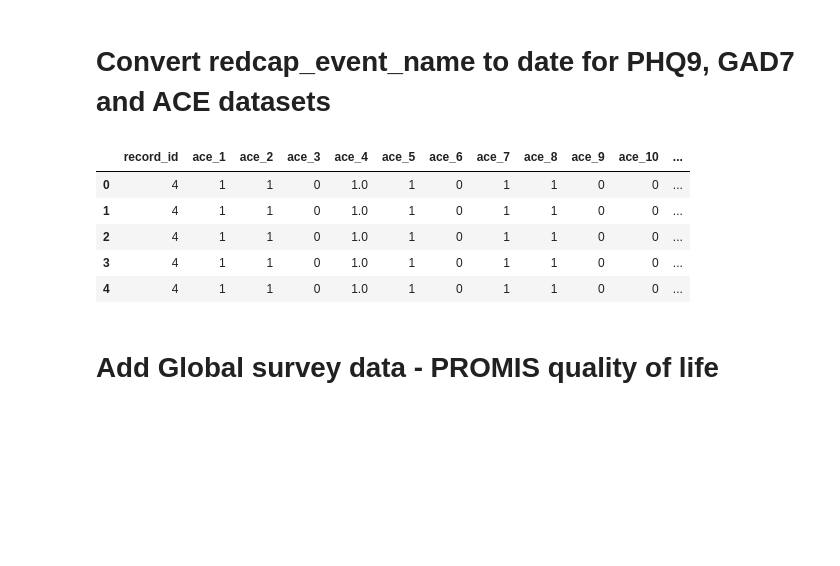
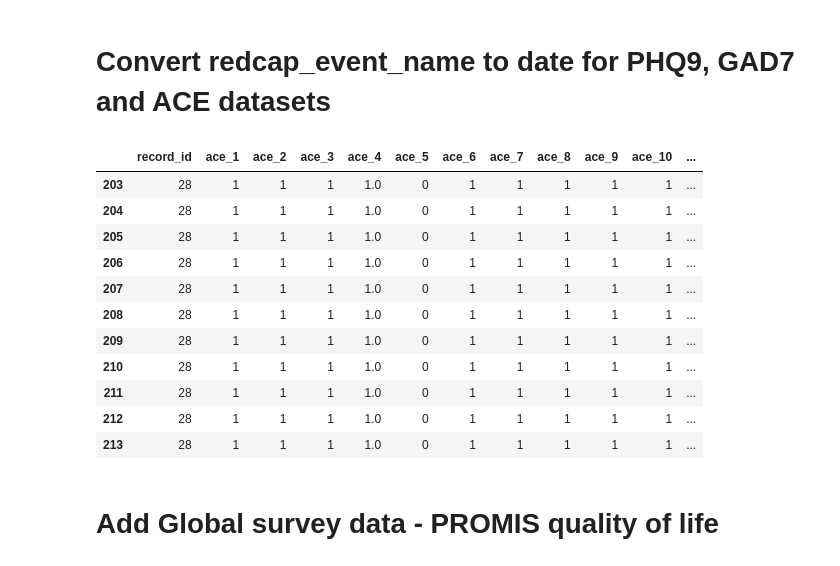
Before and after one commit to smilejennyyu/BUMP_code, a Jupyter notebook: ace_pc_algo.ipynb, the cells around one changed output. Cells and saved outputs as stored; diff of their text form; code cells hidden in the pictures; blank space fills up the shorter version.

```diff
--- a/ace_pc_algo.ipynb
+++ b/ace_pc_algo.ipynb
@@ -21,30 +22,55 @@ id_df.rename(columns={'evidation_id': 'user_id'}, inplace=True)
 overall_df = overall_df.merge(id_df, on=['record_id'])
 overall_df.user_id = overall_df.user_id.fillna(-1).astype(int)
 
-# read check-in dates
-ci_df = data['check_in_adherence_log']
-cols = ['record_id'] + [col for col in ci_df.columns if col.endswith('_date')]
-ci_df = ci_df[cols]
-
-# add dates to survey
-overall_df = overall_df.merge(ci_df, on=['record_id'])
-overall_df['checkin_number'] = overall_df.redcap_event_name.str.split('ci_').str[1].str.split('_arm').str[0].fillna(0).astype(int)
-overall_df['date'] = overall_df.apply(lambda x: x[f'checkin_{str(x.checkin_number)}_date'] if x.checkin_number > 0 else None, axis=1)
-overall_df = overall_df[overall_df.columns.drop(list(overall_df.filter(regex='checkin_')))]
-overall_df['date'] = pd.to_datetime(overall_df['date'])
+# standarize naming convention for easier processing later on
+overall_df.redcap_event_name = overall_df.redcap_event_name.replace('postnatal_checkin_arm_1','postnatal_ci_1_arm_1')
+# %%
+# read check-in dates
+ci_df = data['check_in_adherence_log']
+cols = ['record_id'] + [col for col in ci_df.columns if '_date' in col]
+ci_df = ci_df[cols]
+
+# standarize naming convention for easier processing later on
+ci_df = ci_df.rename(columns={'checkin_postnatal_date': 'checkin_postnatal_date_1'})
+
+# add dates to survey, need to map it using the check_in_adherence_log
+def conver_checkin_string(x):
+    x = x.split('_arm')[0] #delete all characters after the word 'arm'
+    num = int(re.search(r'\d+', x).group())
+    if 'postnatal' in x:
+        return f'checkin_postnatal_date_{num}'
+    else:
+        return f'checkin_{num}_date'
+
+# map checkin_postnature_date_{num} OR checkin_{num}_date to the actual date
+def map_date(x):
+    checkin_string_col = x['checkin_string']
+    return x[checkin_string_col]
+
+overall_df = overall_df.merge(ci_df, on=['record_id'])
+overall_df['checkin_string'] = overall_df.redcap_event_name.apply(conver_checkin_string)
+overall_df['date'] = overall_df.apply(map_date, axis=1)
+overall_df = overall_df[overall_df.columns.drop(list(overall_df.filter(regex='checkin_')))]
+overall_df['date'] = pd.to_datetime(overall_df['date'])
 # %%
 pd.set_option('display.max_rows', 1000)
 pd.set_option('display.max_columns', 10000)
 pd.set_option('display.width', 1000)
 pd.set_option('max_colwidth', None)
-overall_df.head()
+overall_df.loc[overall_df['record_id'] == 28] #check if dates are correctly processed
 # %% [output]
 |  | record_id | ace_1 | ace_2 | ace_3 | ace_4 | ace_5 | ace_6 | ace_7 | ace_8 | ace_9 | ace_10 | ... |
-| 0 | 4 | 1 | 1 | 0 | 1.0 | 1 | 0 | 1 | 1 | 0 | 0 | ... |
-| 1 | 4 | 1 | 1 | 0 | 1.0 | 1 | 0 | 1 | 1 | 0 | 0 | ... |
-| 2 | 4 | 1 | 1 | 0 | 1.0 | 1 | 0 | 1 | 1 | 0 | 0 | ... |
-| 3 | 4 | 1 | 1 | 0 | 1.0 | 1 | 0 | 1 | 1 | 0 | 0 | ... |
-| 4 | 4 | 1 | 1 | 0 | 1.0 | 1 | 0 | 1 | 1 | 0 | 0 | ... |
+| 203 | 28 | 1 | 1 | 1 | 1.0 | 0 | 1 | 1 | 1 | 1 | 1 | ... |
+| 204 | 28 | 1 | 1 | 1 | 1.0 | 0 | 1 | 1 | 1 | 1 | 1 | ... |
+| 205 | 28 | 1 | 1 | 1 | 1.0 | 0 | 1 | 1 | 1 | 1 | 1 | ... |
+| 206 | 28 | 1 | 1 | 1 | 1.0 | 0 | 1 | 1 | 1 | 1 | 1 | ... |
+| 207 | 28 | 1 | 1 | 1 | 1.0 | 0 | 1 | 1 | 1 | 1 | 1 | ... |
+| 208 | 28 | 1 | 1 | 1 | 1.0 | 0 | 1 | 1 | 1 | 1 | 1 | ... |
+| 209 | 28 | 1 | 1 | 1 | 1.0 | 0 | 1 | 1 | 1 | 1 | 1 | ... |
+| 210 | 28 | 1 | 1 | 1 | 1.0 | 0 | 1 | 1 | 1 | 1 | 1 | ... |
+| 211 | 28 | 1 | 1 | 1 | 1.0 | 0 | 1 | 1 | 1 | 1 | 1 | ... |
+| 212 | 28 | 1 | 1 | 1 | 1.0 | 0 | 1 | 1 | 1 | 1 | 1 | ... |
+| 213 | 28 | 1 | 1 | 1 | 1.0 | 0 | 1 | 1 | 1 | 1 | 1 | ... |
 # %% [markdown]
 # Add Global survey data - PROMIS quality of life
 # %%
```
Also changed, not shown: parts of 18 cells of this notebook.
